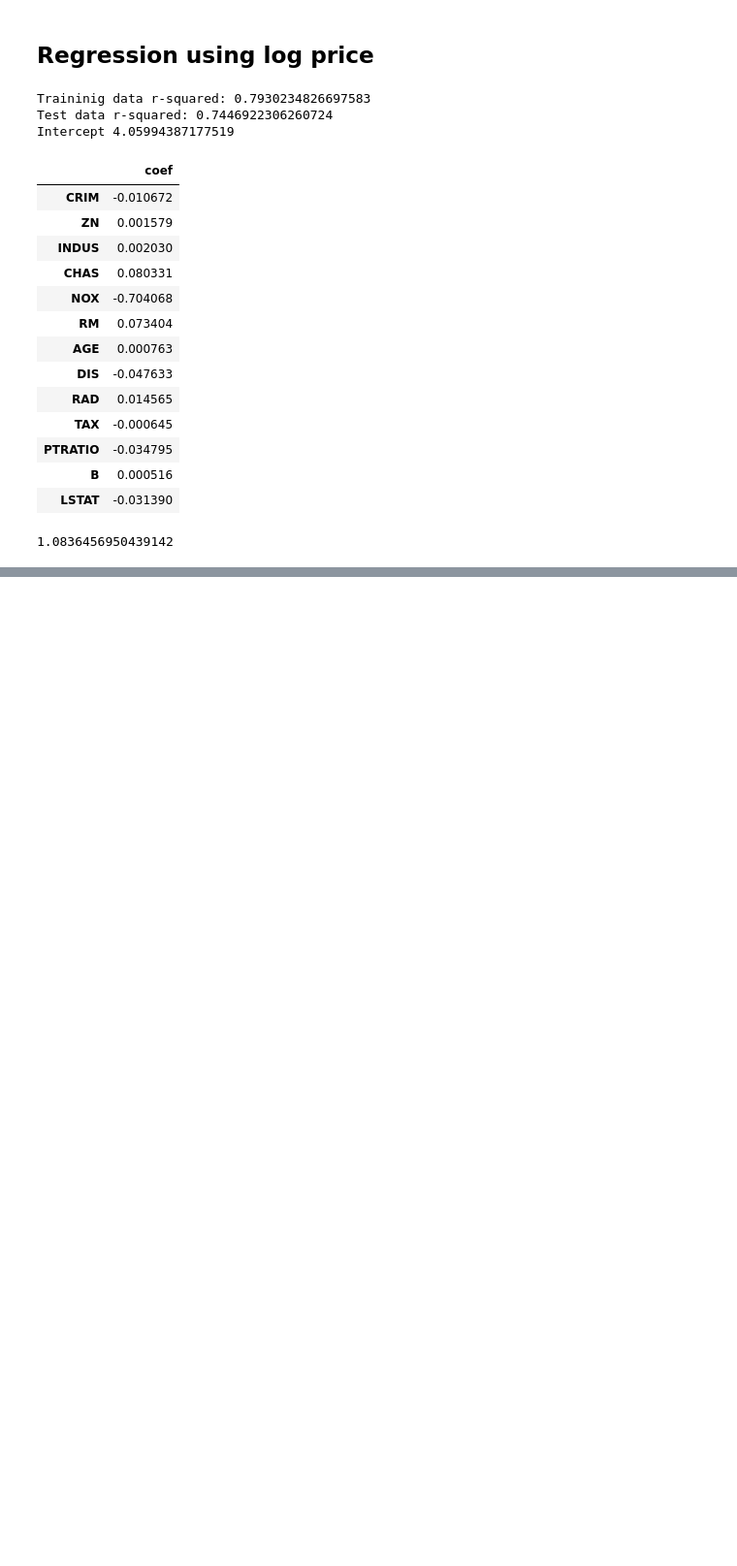
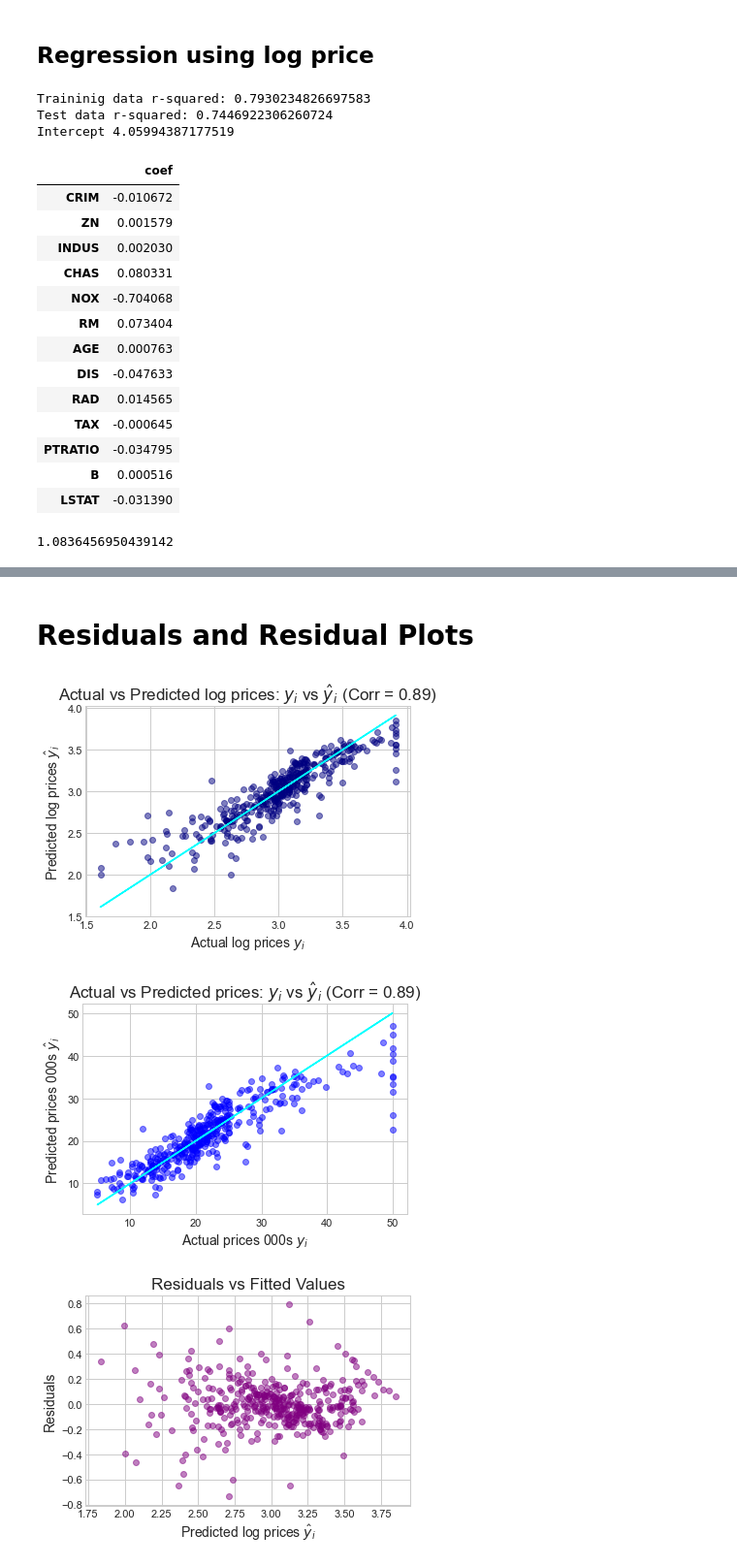
Before and after one commit to dtajiri/Udemy-Data-Science-and-Machine-Learning-Bootcamp, a Jupyter notebook: 04 Multivariable Regression.ipynb, the cells around one changed output, grey strips where cells are left out. Shown at 97% size. Saved outputs shown, nothing was run; the diff lists cells and outputs as text; code cells hidden in the pictures; blank space fills up the shorter version.

Commit message:
simplified model using BIC, dropped insignificant features, analyzed residual plots, analyzed RMSE

```diff
--- a/04 Multivariable Regression.ipynb
+++ b/04 Multivariable Regression.ipynb
@@ -603,0 +725,14 @@ np.e**(0.080331)
+# %%
+# reduced model #2 excluding INDUS and AGE
+X_incl_const = sm.add_constant(X_train)
+X_incl_const = X_incl_const.drop(['INDUS', 'AGE'], axis = 1)
+
+model = sm.OLS(y_train, X_incl_const)
+results = model.fit()
+
+reduced_coef = pd.DataFrame({'coef': results.params, 'p-value': round(results.pvalues,3)})
+
+print('R-squared: ', results.rsquared)
+print('BIC:', results.bic)
+
+# results show we can remove INDUS and AGE without much loss. This simplifies our model
@@ -603,0 +761,59 @@ np.e**(0.080331)
+# %% [markdown]
+# Residuals and Residual Plots
+# %%
+# Modified model: transformed (using log prices) & simplified (dropping two features)
+prices = np.log(data['PRICE']) #use log prices
+features = data.drop(['PRICE', 'INDUS', 'AGE'], axis=1)
+
+X_train, X_test, y_train, y_test = train_test_split(features, prices, test_size=0.2, random_state = 10)
+
+# Using statsmodel
+
+X_incl_const = sm.add_constant(X_train)
+model = sm.OLS(y_train, X_incl_const)
+results = model.fit()
+
+# Residuals
+#residuals = y_train - results.fittedvalues
+#results.resid
+
+#Graph of Actual vs. Predicted Prices
+corr = round(y_train.corr(results.fittedvalues),2)
+
+plt.style.use('seaborn-whitegrid')
+
+plt.plot(y_train,y_train, color='cyan')
+plt.scatter(x=y_train, y=results.fittedvalues, c = 'navy', alpha = .5)
+
+plt.xlabel('Actual log prices $y_i$', fontsize=14)
+plt.ylabel('Predicted log prices $\hat y_i$', fontsize=14)
+plt.title(f'Actual vs Predicted log prices: $y_i$ vs $\hat y_i$ (Corr = {corr})', fontsize = 17)
+
+plt.show()
+
+plt.plot(np.e**y_train,np.e**y_train, color='cyan')
+plt.scatter(x=np.e**y_train, y=np.e**results.fittedvalues, c = 'blue', alpha = .5)
+
+plt.xlabel('Actual prices 000s $y_i$', fontsize=14)
+plt.ylabel('Predicted prices 000s $\hat y_i$', fontsize=14)
+plt.title(f'Actual vs Predicted prices: $y_i$ vs $\hat y_i$ (Corr = {corr})', fontsize = 17)
+
+plt.show()
+
+# Residuals vs Predicted values
+
+plt.scatter(x=results.fittedvalues, y=results.resid, c = 'purple', alpha = .5)
+
+plt.xlabel('Predicted log prices $\hat y_i$', fontsize=14)
+plt.ylabel('Residuals', fontsize=14)
+plt.title('Residuals vs Fitted Values', fontsize = 17)
+
+plt.show()
+
+#Mean Squared Error & R-Squared
+reduced_log_mse = round(results.mse_resid,3)
+reduced_log_rsquared = round(results.rsquared, 3)
+# %% [output]
+[figure, added]
+[figure, added]
+[figure, added]
```
Also changed, not shown: parts of 17 cells of this notebook.
